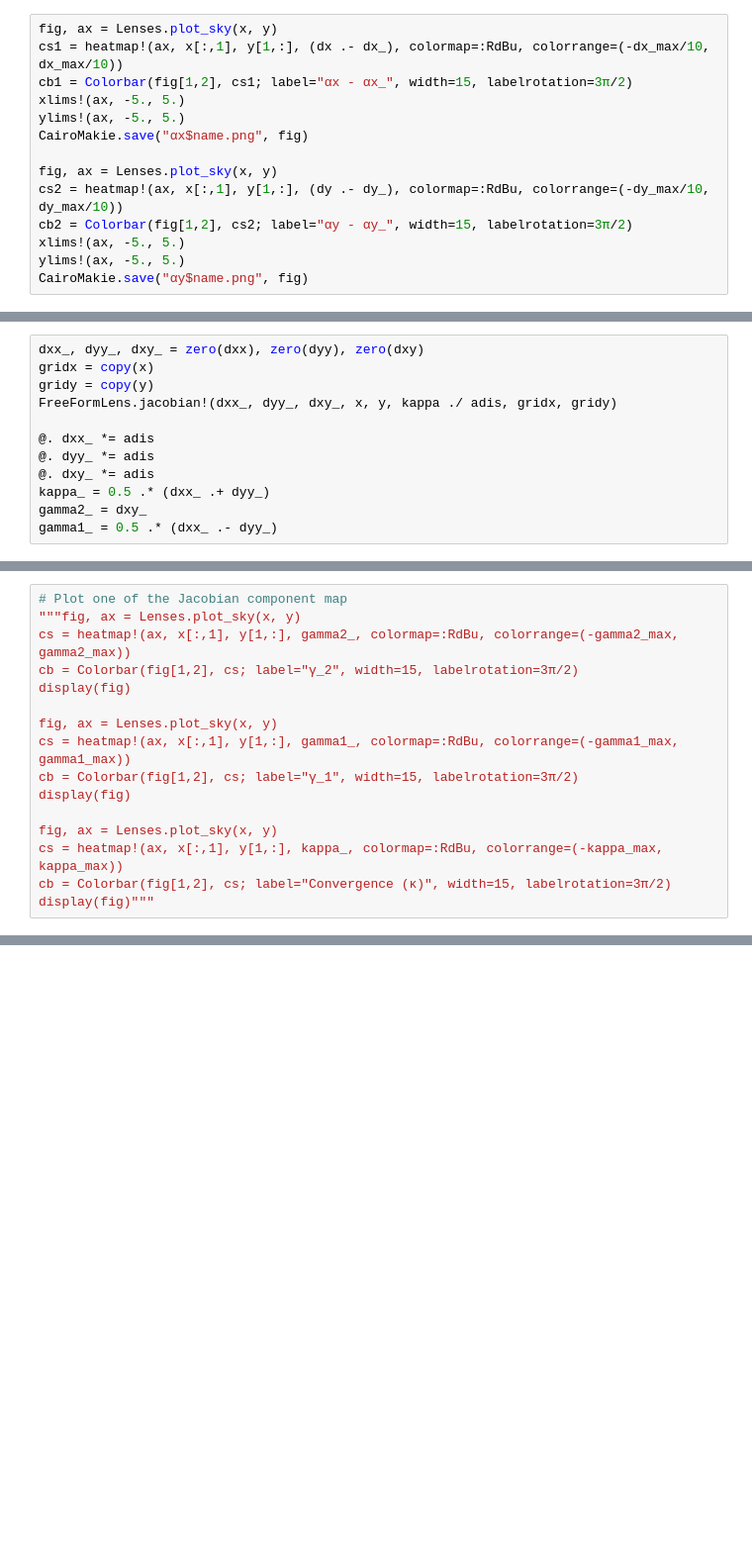
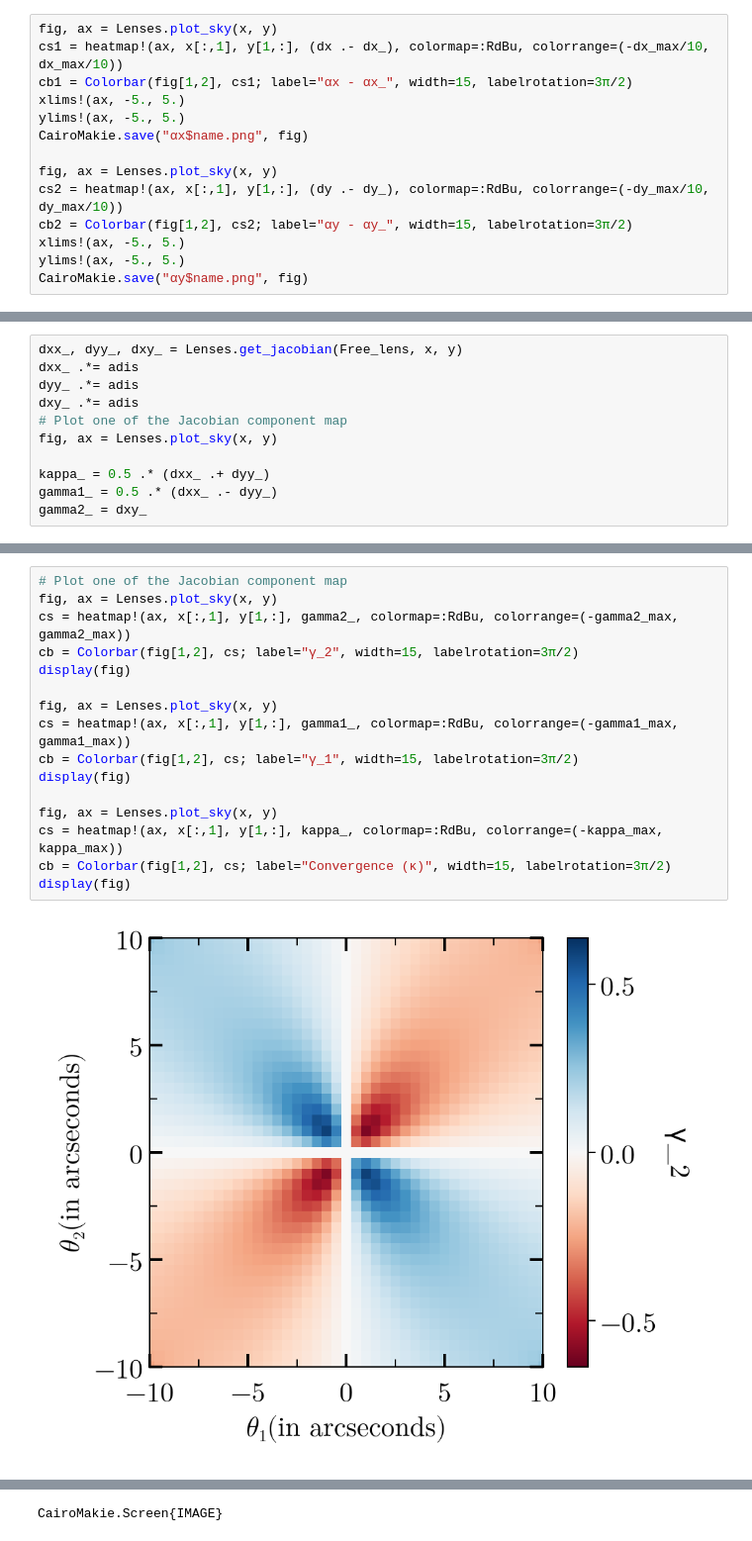
Before and after one commit to ArnavK04/FreeForm-modelling-LensFactory, a Jupyter notebook: free_formlens_tests.ipynb, the cells around one changed output, grey strips where cells are left out. Shown at 99% size. Saved outputs shown, nothing was run; the diff lists cells and outputs as text; blank space fills up the shorter version.

Commit message:
corrected FreeFormLens.jl helper functions

```diff
--- a/free_formlens_tests.ipynb
+++ b/free_formlens_tests.ipynb
@@ -275,14 +272,13 @@ xlims!(-5,5)
 ylims!(-5,5)
 CairoMakie.save("kappa.png", fig)
 # %%
-dxx_, dyy_, dxy_ = zero(dxx), zero(dyy), zero(dxy)
-gridx = copy(x)
-gridy = copy(y)
-FreeFormLens.jacobian!(dxx_, dyy_, dxy_, x, y, kappa ./ adis, gridx, gridy)
+dxx_, dyy_, dxy_ = Lenses.get_jacobian(Free_lens, x, y)
+dxx_ .*= adis
+dyy_ .*= adis
+dxy_ .*= adis
+# Plot one of the Jacobian component map
+fig, ax = Lenses.plot_sky(x, y)
 
-@. dxx_ *= adis
-@. dyy_ *= adis
-@. dxy_ *= adis
 kappa_ = 0.5 .* (dxx_ .+ dyy_)
+gamma1_ = 0.5 .* (dxx_ .- dyy_)
 gamma2_ = dxy_
-gamma1_ = 0.5 .* (dxx_ .- dyy_)
@@ -289,16 +303,18 @@ gamma1_ = 0.5 .* (dxx_ .- dyy_)
 # %%
 # Plot one of the Jacobian component map
-"""fig, ax = Lenses.plot_sky(x, y)
+fig, ax = Lenses.plot_sky(x, y)
 cs = heatmap!(ax, x[:,1], y[1,:], gamma2_, colormap=:RdBu, colorrange=(-gamma2_max, gamma2_max))
 cb = Colorbar(fig[1,2], cs; label="γ_2", width=15, labelrotation=3π/2)
 display(fig)
 
 fig, ax = Lenses.plot_sky(x, y)
 cs = heatmap!(ax, x[:,1], y[1,:], gamma1_, colormap=:RdBu, colorrange=(-gamma1_max, gamma1_max))
 cb = Colorbar(fig[1,2], cs; label="γ_1", width=15, labelrotation=3π/2)
 display(fig)
 
 fig, ax = Lenses.plot_sky(x, y)
 cs = heatmap!(ax, x[:,1], y[1,:], kappa_, colormap=:RdBu, colorrange=(-kappa_max, kappa_max))
 cb = Colorbar(fig[1,2], cs; label="Convergence (κ)", width=15, labelrotation=3π/2)
-display(fig)"""
+display(fig)
+# %% [output]
+[figure, added]
@@ -305,3 +323,4 @@ display(fig)"""
+CairoMakie.Screen{IMAGE}
 # %%
 # Plot differences
 fig, ax = Lenses.plot_sky(x, y)
```
Also changed, not shown: parts of 8 cells of this notebook, 14 other files.
